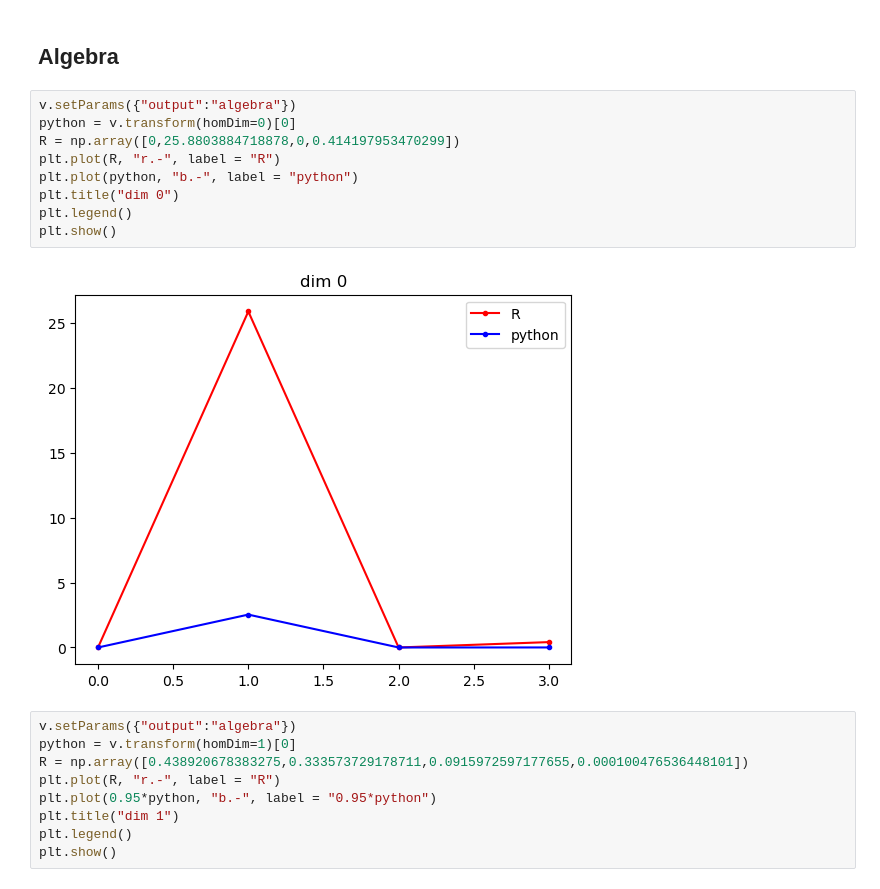
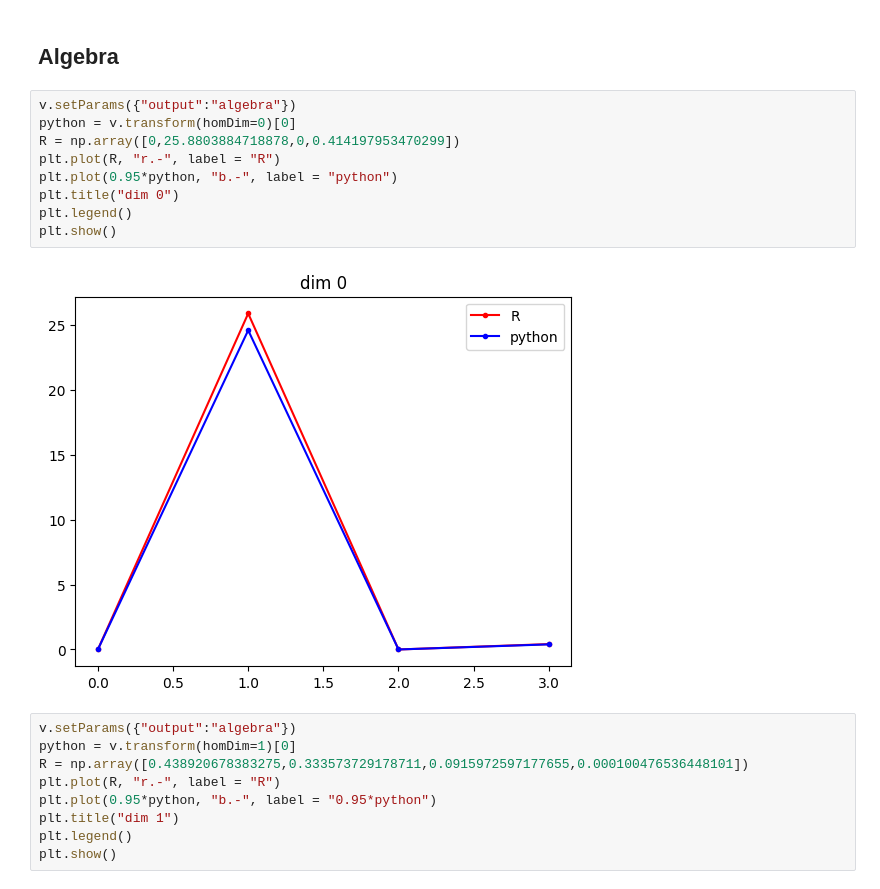
Before and after one commit to ALuchinsky/tdavec, a Jupyter notebook: sample_notebook/new_vectorizations.ipynb, the cells around one changed output. Drawn from its saved outputs; the diff is of its cells as text.

```diff
--- a/sample_notebook/new_vectorizations.ipynb
+++ b/sample_notebook/new_vectorizations.ipynb
@@ -101,14 +103,14 @@ True
 # %%
 v.setParams({"output":"algebra"})
 python = v.transform(homDim=0)[0]
 R = np.array([0,25.8803884718878,0,0.414197953470299])
 plt.plot(R, "r.-", label = "R")
-plt.plot(python, "b.-", label = "python")
+plt.plot(0.95*python, "b.-", label = "python")
 plt.title("dim 0")
 plt.legend()
 plt.show()
 # %% [output]
-[figure, old version]
+[figure, new version]
 # %%
 v.setParams({"output":"algebra"})
 python = v.transform(homDim=1)[0]
```
Also changed, not shown: parts of 17 cells of this notebook, 2 other files.
